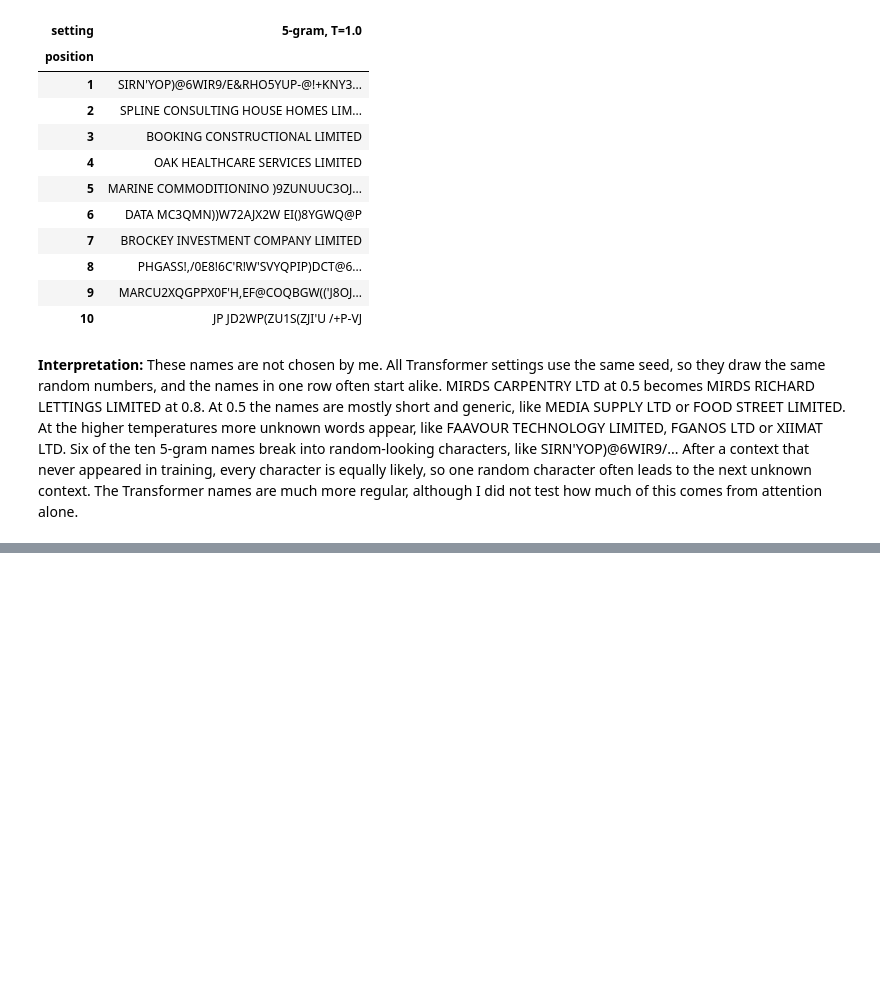
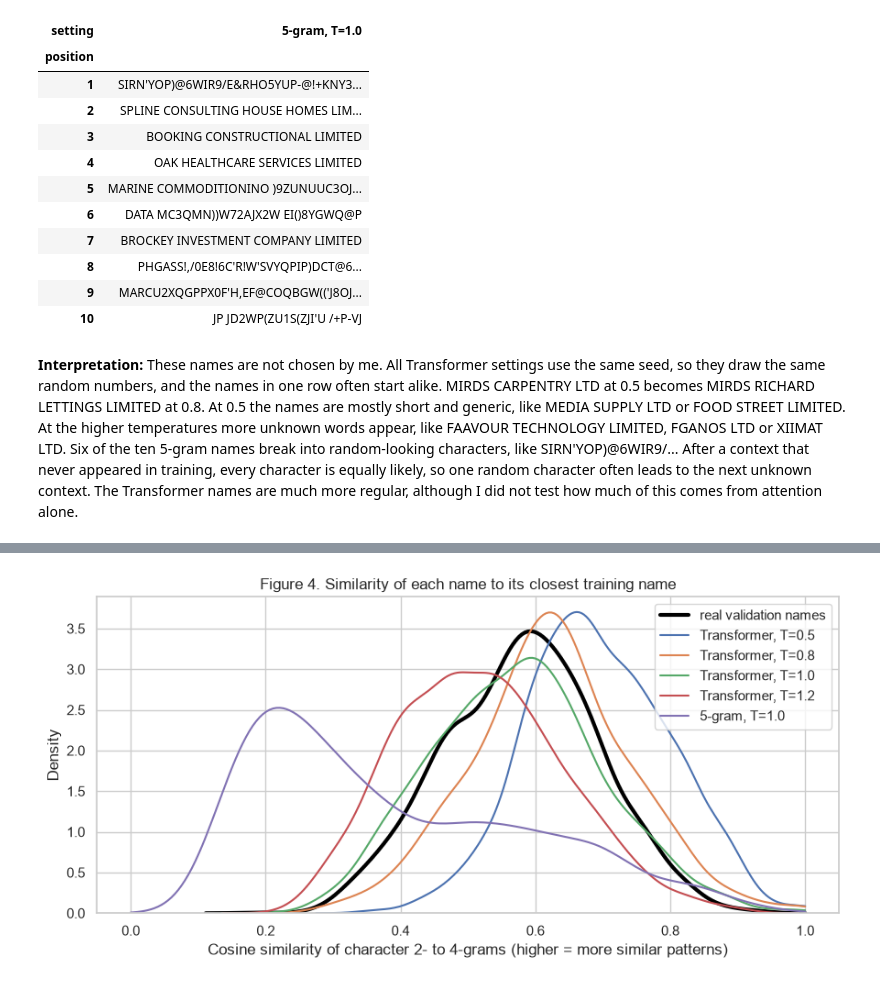
Before and after one commit to mauroreverberi/generative_ai_applications, a Jupyter notebook: generative_model.ipynb, the cells around one changed output, grey strips where cells are left out. Drawn from its saved outputs; the diff is of its cells as text; code cells hidden in the pictures; blank space fills up the shorter version.

Commit message:
Comparison block added

```diff
--- a/generative_model.ipynb
+++ b/generative_model.ipynb
@@ -624,0 +714,29 @@ display(table[[f"{ngram.order}-gram, T=1.0"]])
+# %%
+vectorizer = TfidfVectorizer(analyzer="char_wb", ngram_range=(2, 4), sublinear_tf=True)
+train_vectors = vectorizer.fit_transform(train_names)
+
+
+def closest_training_name(query_names):
+    """Return the most similar training name and its cosine similarity for every query name."""
+    best_names, best_scores = [], []
+    for start in range(0, len(query_names), 500):
+        similarity = vectorizer.transform(query_names[start:start + 500]) @ train_vectors.T
+        best_index = np.asarray(similarity.argmax(axis=1)).ravel()
+        best_scores += similarity.max(axis=1).toarray().ravel().tolist()
+        best_names += [train_names[i] for i in best_index]
+    return best_names, best_scores
+# %%
+# the real validation names are the comparison, the test names stay out
+rng = np.random.default_rng(SEED)
+validation_sample = list(rng.choice(validation_names, size=NAMES_PER_TEMPERATURE, replace=False))
+groups = {"real validation names": validation_sample}
+for setting in generated["setting"].unique():
+    groups[setting] = generated.loc[generated["setting"] == setting, "name"].tolist()
+
+closest = []
+for label, query_names in groups.items():
+    neighbour, score = closest_training_name(query_names)
+    closest += [{"group": label, "name": n, "closest_training_name": c, "similarity": s}
+                for n, c, s in zip(query_names, neighbour, score)]
+closest = pd.DataFrame(closest)
+closest.groupby("group", sort=False)["similarity"].describe(percentiles=[0.5, 0.9]).round(3)
@@ -624,0 +768,15 @@ display(table[[f"{ngram.order}-gram, T=1.0"]])
+# %%
+fig, ax = plt.subplots(figsize=(9, 4.5))
+sns.kdeplot(closest.loc[closest["group"] == "real validation names", "similarity"], ax=ax,
+            label="real validation names", clip=(0, 1), linewidth=3, color="black")
+for label in [f"Transformer, T={t}" for t in TEMPERATURES] + [f"{ngram.order}-gram, T=1.0"]:
+    sns.kdeplot(closest.loc[closest["group"] == label, "similarity"], ax=ax, label=label,
+                clip=(0, 1), linewidth=1.5)
+ax.set_title("Figure 4. Similarity of each name to its closest training name")
+ax.set_xlabel("Cosine similarity of character 2- to 4-grams (higher = more similar patterns)")
+ax.set_ylabel("Density")
+ax.legend()
+plt.tight_layout()
+plt.show()
+# %% [output]
+[figure, added]
```
Also changed, not shown: parts of 27 cells of this notebook.
